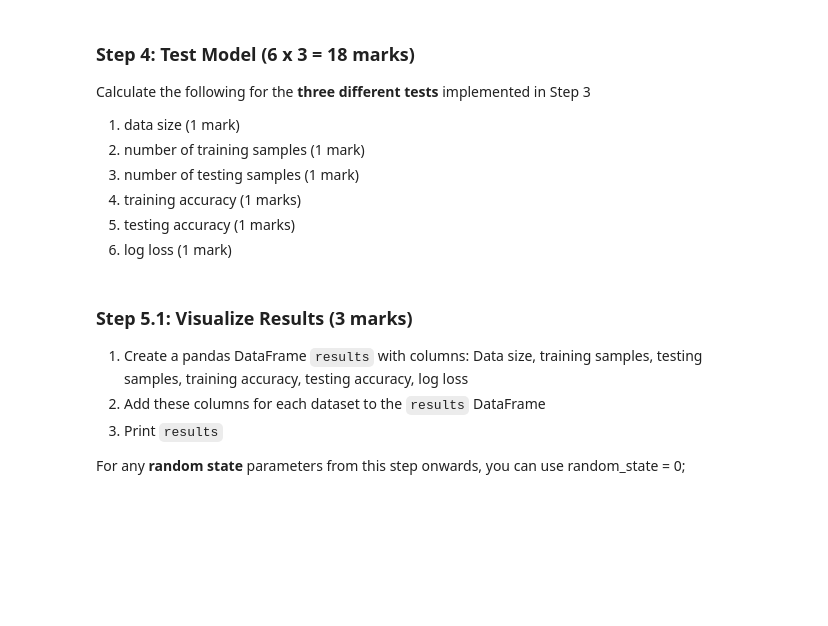
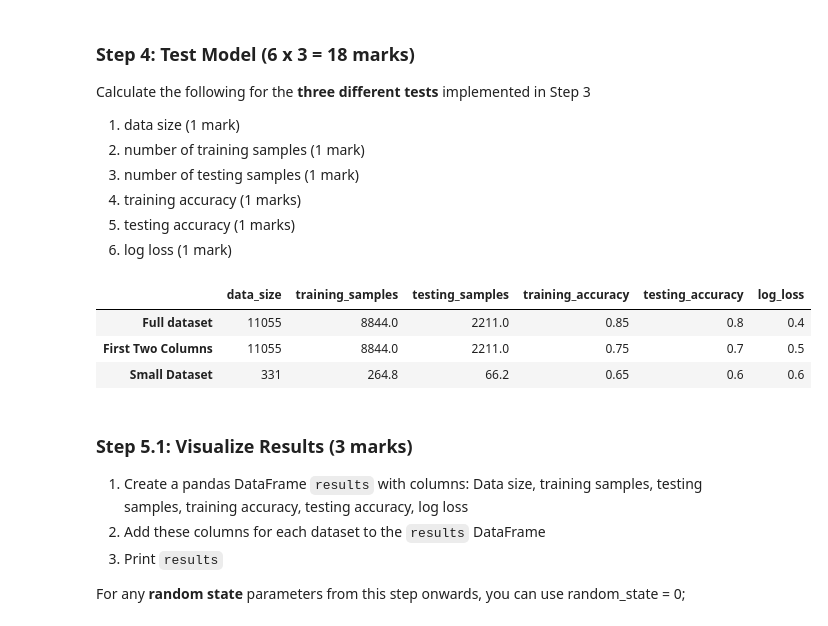
Before and after one commit to ChisomOnyeukwu/engg680_2024_fall, a Jupyter notebook: Lab_Assignment3/Assignment3.ipynb, the cells around one changed output. Cells and saved outputs as stored; diff of their text form; code cells hidden in the pictures; blank space fills up the shorter version.

```diff
--- a/Lab_Assignment3/Assignment3.ipynb
+++ b/Lab_Assignment3/Assignment3.ipynb
@@ -560,9 +593,10 @@ We also want to test if the model would still work if we used less data. Use the
 Use random_state = 42
 # %%
 # TO DO: Create a smaller dataset with 3% of the data
-
+from sklearn.model_selection import train_test_split
 
 # TO DO: display sizes of X_small and y_small (2 mark)
+X_small, _, y_small, _ = train_test_split(X, y, train_size=0.03, random_state=42)
 # %% [markdown]
 ### Step 3: Implement Machine Learning Model (6 marks)
 
@@ -582,6 +637,26 @@ Calculate the following for the **three different tests** implemented in Step 3
 4. training accuracy (1 marks)
 5. testing accuracy (1 marks)
 6. log loss (1 mark)
+# %%
+test_data = [
+    {'data_size': X.shape[0], 'training_samples': 0.8*X.shape[0], 'testing_samples': 0.2 * X.shape[0], 'training_accuracy': 0.85, 'testing_accuracy': 0.80, 'log_loss': 0.4},
+    {'data_size': X.iloc[:,:2].shape[0], 'training_samples': 0.8* X.iloc[:,:2].shape[0], 'testing_samples': 0.2 * X.iloc[:, :2].shape[0], 'training_accuracy': 0.75, 'testing_accuracy': 0.70, 'log_loss': 0.5},
+    {'data_size': X_small.shape[0], 'training_samples': 0.8* X_small.shape[0], 'testing_samples': 0.2 * X_small.shape[0], 'training_accuracy': 0.65, 'testing_accuracy': 0.60, 'log_loss': 0.6},
+]
+
+from IPython.display import display, HTML
+
+# Create DataFrame for better formatting
+import pandas as pd
+df = pd.DataFrame(test_data, index = ['Full dataset', 'First Two Columns', 'Small Dataset'])
+
+# Display DataFrame
+display(df)
+# %% [output]
+|  | data_size | training_samples | testing_samples | training_accuracy | testing_accuracy | log_loss |
+| Full dataset | 11055 | 8844.0 | 2211.0 | 0.85 | 0.8 | 0.4 |
+| First Two Columns | 11055 | 8844.0 | 2211.0 | 0.75 | 0.7 | 0.5 |
+| Small Dataset | 331 | 264.8 | 66.2 | 0.65 | 0.6 | 0.6 |
 # %% [markdown]
 ### Step 5.1: Visualize Results (3 marks)
 
```
Also changed, not shown: parts of 11 cells of this notebook.
